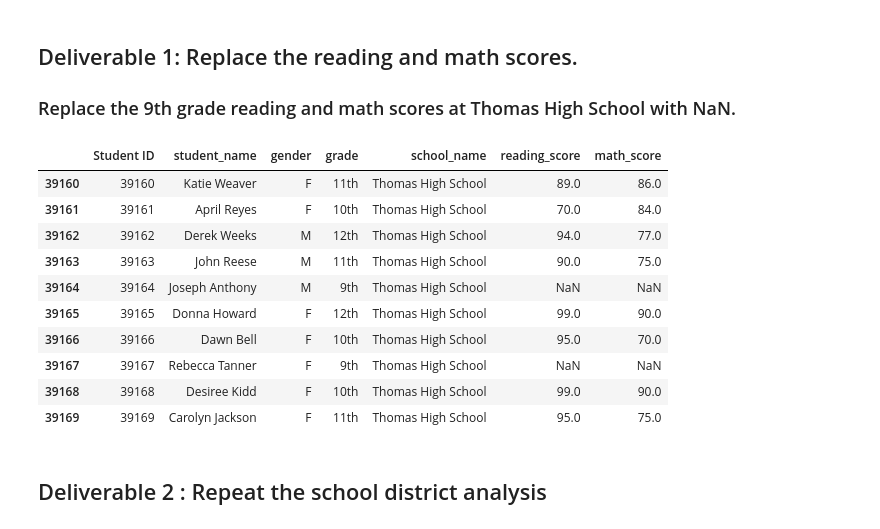
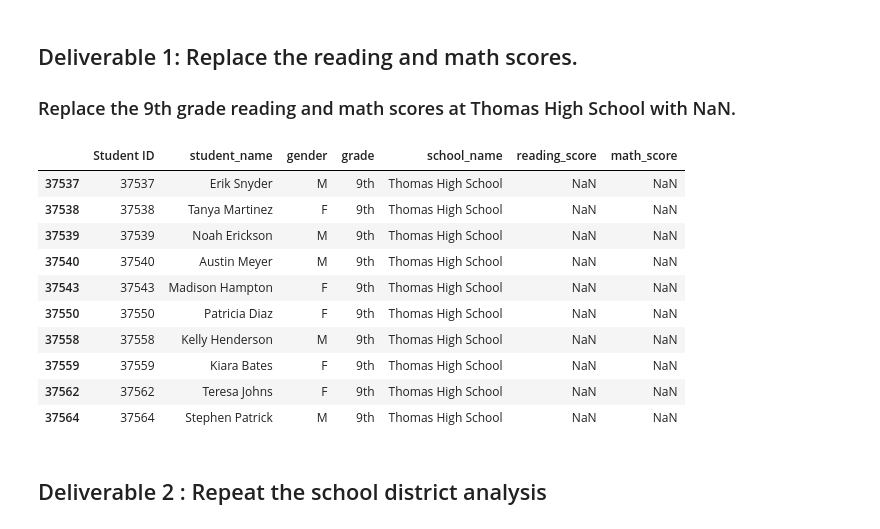
Before and after one commit to rabascoh/school-district-analysis, a Jupyter notebook: PyCitySchools_Challenge.ipynb, the cells around one changed output. Cells and saved outputs as stored; diff of their text form; code cells hidden in the pictures.

```diff
--- a/PyCitySchools_Challenge.ipynb
+++ b/PyCitySchools_Challenge.ipynb
@@ -49,19 +49,20 @@ student_data_df.loc[(student_data_df['school_name'] == "Thomas High School") & (
 # %%
 #  Step 4. Check the student data for NaN's.
 student_data_df.isnull().sum()
-student_data_df.tail(10)
+student_data_df.loc[(student_data_df['school_name'] == "Thomas High School") & (student_data_df['grade'] == "9th")].head(10)
+#student_data_df.tail(10)
 # %% [output]
 |  | Student ID | student_name | gender | grade | school_name | reading_score | math_score |
-| 39160 | 39160 | Katie Weaver | F | 11th | Thomas High School | 89.0 | 86.0 |
-| 39161 | 39161 | April Reyes | F | 10th | Thomas High School | 70.0 | 84.0 |
-| 39162 | 39162 | Derek Weeks | M | 12th | Thomas High School | 94.0 | 77.0 |
-| 39163 | 39163 | John Reese | M | 11th | Thomas High School | 90.0 | 75.0 |
-| 39164 | 39164 | Joseph Anthony | M | 9th | Thomas High School | NaN | NaN |
-| 39165 | 39165 | Donna Howard | F | 12th | Thomas High School | 99.0 | 90.0 |
-| 39166 | 39166 | Dawn Bell | F | 10th | Thomas High School | 95.0 | 70.0 |
-| 39167 | 39167 | Rebecca Tanner | F | 9th | Thomas High School | NaN | NaN |
-| 39168 | 39168 | Desiree Kidd | F | 10th | Thomas High School | 99.0 | 90.0 |
-| 39169 | 39169 | Carolyn Jackson | F | 11th | Thomas High School | 95.0 | 75.0 |
+| 37537 | 37537 | Erik Snyder | M | 9th | Thomas High School | NaN | NaN |
+| 37538 | 37538 | Tanya Martinez | F | 9th | Thomas High School | NaN | NaN |
+| 37539 | 37539 | Noah Erickson | M | 9th | Thomas High School | NaN | NaN |
+| 37540 | 37540 | Austin Meyer | M | 9th | Thomas High School | NaN | NaN |
+| 37543 | 37543 | Madison Hampton | F | 9th | Thomas High School | NaN | NaN |
+| 37550 | 37550 | Patricia Diaz | F | 9th | Thomas High School | NaN | NaN |
+| 37558 | 37558 | Kelly Henderson | M | 9th | Thomas High School | NaN | NaN |
+| 37559 | 37559 | Kiara Bates | F | 9th | Thomas High School | NaN | NaN |
+| 37562 | 37562 | Teresa Johns | F | 9th | Thomas High School | NaN | NaN |
+| 37564 | 37564 | Stephen Patrick | M | 9th | Thomas High School | NaN | NaN |
 # %% [markdown]
 ## Deliverable 2 : Repeat the school district analysis
 # %% [markdown]
```
Also changed, not shown: parts of 118 cells of this notebook, 1 other file.
